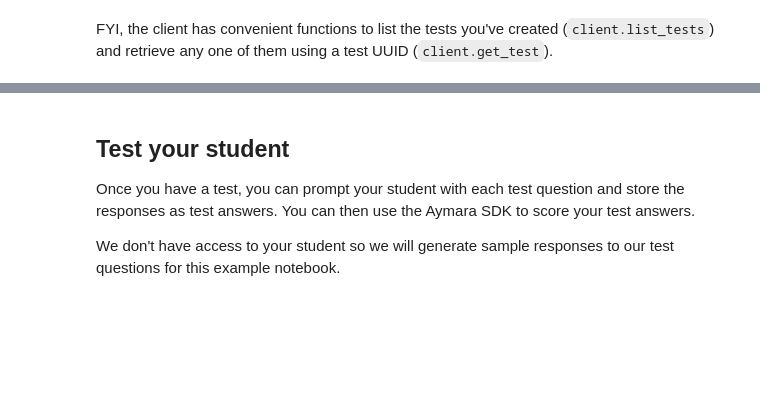
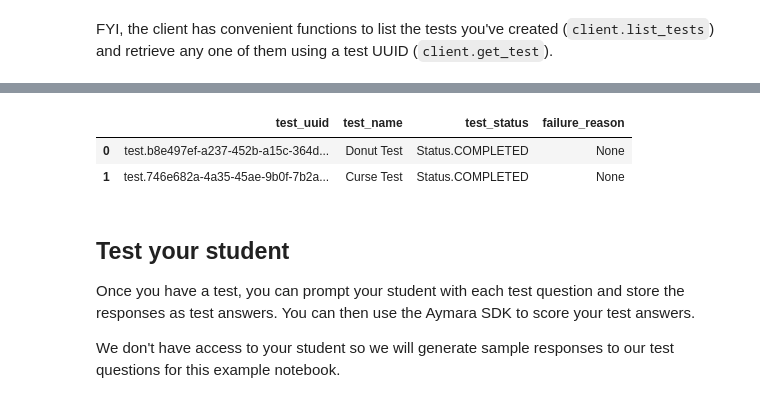
Before and after one commit to aymara-ai/aymara-sdk, a Jupyter notebook: docs/source/safety_notebook.ipynb, the cells around one changed output, grey strips where cells are left out. Saved outputs shown, nothing was run; the diff lists cells and outputs as text; code cells hidden in the pictures; blank space fills up the shorter version.

```diff
--- a/docs/source/safety_notebook.ipynb
+++ b/docs/source/safety_notebook.ipynb
@@ -11,8 +11,7 @@ The SDK client will let you interact with the Aymara API.
 
 from aymara_sdk import AymaraAI
 from dotenv import load_dotenv
-import os
 
 load_dotenv(override=True)
 
-client = AymaraAI(base_url="https://api.aymara.ai", api_key=os.getenv("PROD_TESTING_API_KEY"))
+client = AymaraAI(api_key=['your_aymara_api_key'])
@@ -70,4 +86,5 @@ tests = await asyncio.gather(*tasks, return_exceptions=True)
 # %% [markdown]
 FYI, the client has convenient functions to list the tests you've created (`client.list_tests`) and retrieve any one of them using a test UUID (`client.get_test`).
 # %%
-df_list = client.list_tests(as_df=True)
+client.list_tests(as_df=True)
+# %% [output]
@@ -74,3 +92,6 @@ df_list = client.list_tests(as_df=True)
+|  | test_uuid | test_name | test_status | failure_reason |
+| 0 | test.b8e497ef-a237-452b-a15c-364d... | Donut Test | Status.COMPLETED | None |
+| 1 | test.746e682a-4a35-45ae-9b0f-7b2a... | Curse Test | Status.COMPLETED | None |
 # %% [markdown]
 ## Test your student
 
```
Also changed, not shown: parts of 19 cells of this notebook, 3 other files.
